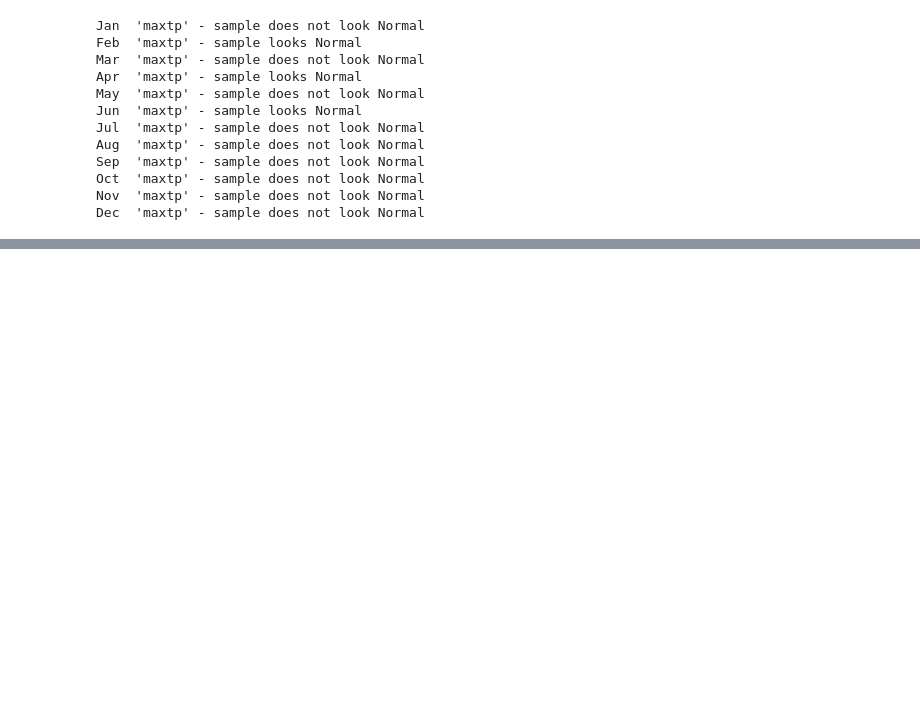
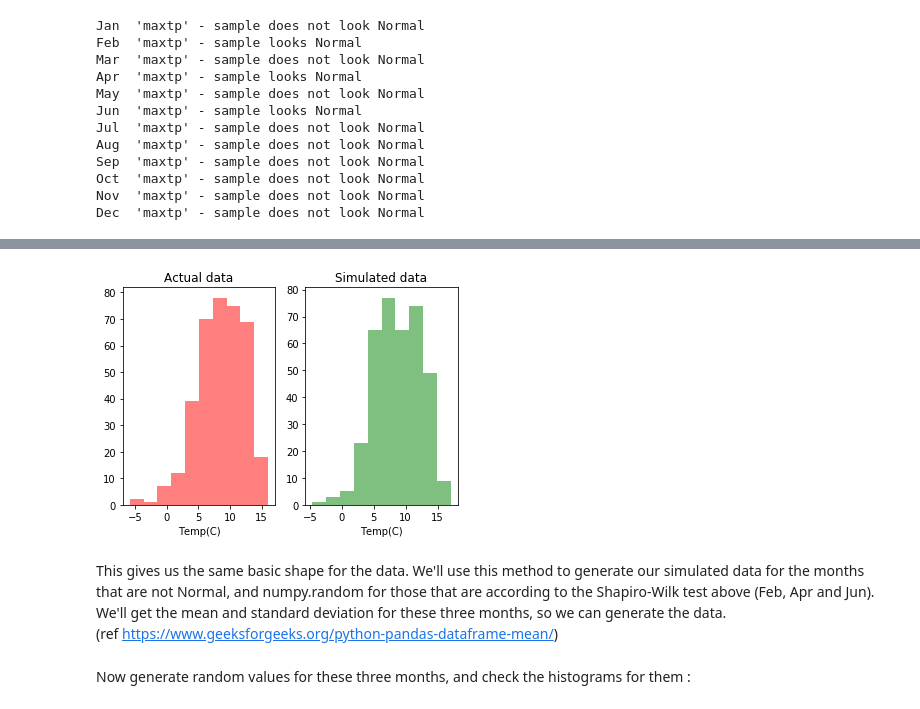
Before and after one commit to NigelSlack/PDA-Project, a Jupyter notebook: JN Phoenix Park weather simulation.ipynb, the cells around one changed output, grey strips where cells are left out. Cells and saved outputs as stored; diff of their text form; code cells hidden in the pictures; blank space fills up the shorter version.

Commit message:
Update Notebook. Include KDE
Include a Kernel Density Estimate for 'maxtp' for months that have data that is not Normally distributed.
Plot histograms of actual and simulated data for one month.

```diff
--- a/JN Phoenix Park weather simulation.ipynb
+++ b/JN Phoenix Park weather simulation.ipynb
@@ -72,9 +65,6 @@ maxtp
 mintp
 rain
 cbl
-# %%
-df.set_index('date')
-print(df.iloc[0:10])
 # %% [markdown]
 Break down the actual data by month, so we can build up our simulated data on a monthly basis. Extract the data for each month into a separate dataframe, to make it easy to plot and analyse at this scale :
 (ref https://stackoverflow.com/questions/27975069/how-to-filter-rows-containing-a-string-pattern-from-a-pandas-dataframe)
@@ -391,0 +140,28 @@ plt.hist(new_sample_data, label='sample from KDE', bins=bins,
+# %%
+# Count how many values we have
+num=len(mx[11]['maxtp'])
+
+# Define our actual values as being for December 'maxtp'
+actual_values = mx[11]['maxtp']
+
+# Generate a KDE from the empirical sample
+sample_pdf = scipy.stats.gaussian_kde(actual_values)
+
+# Generate a random sample from the KDE
+new_sample_data = sample_pdf.resample(num).T[:,0]
+
+# Plot two histograms side by side
+fig, ax = plt.subplots(1,2)
+ax[0].hist(mx[11]['maxtp'], alpha = 0.5, color = 'r')
+ax[0].set_title('Actual data')
+ax[0].set_xlabel('Temp(C)')
+ax[1].hist(new_sample_data, alpha = 0.5, color = 'g')
+ax[1].set_title('Simulated data')
+ax[1].set_xlabel('Temp(C)')
+plt.show()
+# %% [output]
+[figure, added]
+# %% [markdown]
+This gives us the same basic shape for the data. We'll use this method to generate our simulated data for the months that are not Normal, and numpy.random for those that are according to the Shapiro-Wilk test above (Feb, Apr and Jun).
+We'll get the mean and standard deviation for these three months, so we can generate the data.
+(ref https://www.geeksforgeeks.org/python-pandas-dataframe-mean/)
@@ -391,0 +175,2 @@ plt.hist(new_sample_data, label='sample from KDE', bins=bins,
+# %% [markdown]
+Now generate random values for these three months, and check the histograms for them :
```
Also changed, not shown: parts of 13 cells of this notebook.
